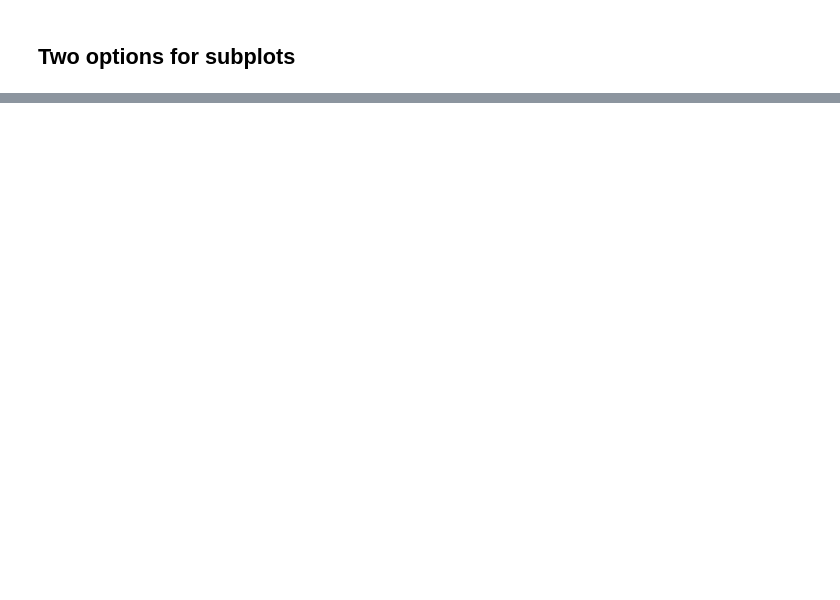
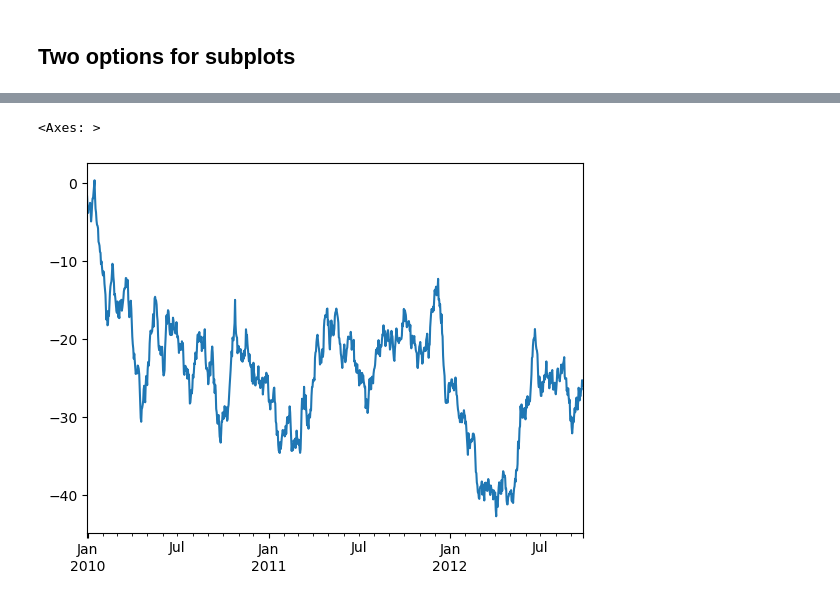
Before and after one commit to SmayanKulkarni/AI-and-ML-Course, a Jupyter notebook: sample_project/introduction-to-matplotlib.ipynb, the cells around one changed output, grey strips where cells are left out. Saved outputs shown, nothing was run; the diff lists cells and outputs as text; code cells hidden in the pictures; blank space fills up the shorter version.

```diff
--- a/sample_project/introduction-to-matplotlib.ipynb
+++ b/sample_project/introduction-to-matplotlib.ipynb
@@ -149,0 +151,7 @@ ax[1,1].barh(list(x+23*9),list( x+205))
+# %%
+ts = pd.Series(np.random.randn(1000), index =pd.date_range('12-31-2009', periods=1000))
+ts =ts.cumsum()
+ts.plot()
+# %% [output]
+<Axes: >
+[figure, added]
```
Also changed, not shown: parts of 38 cells of this notebook.
